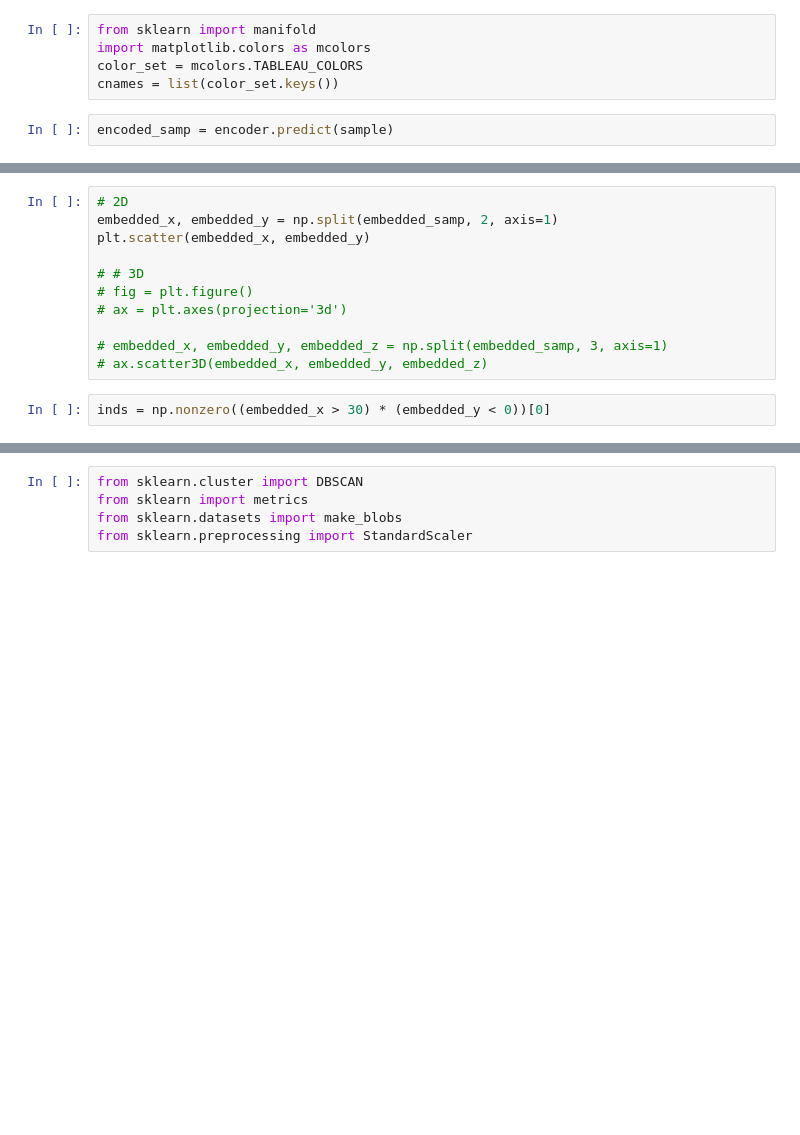
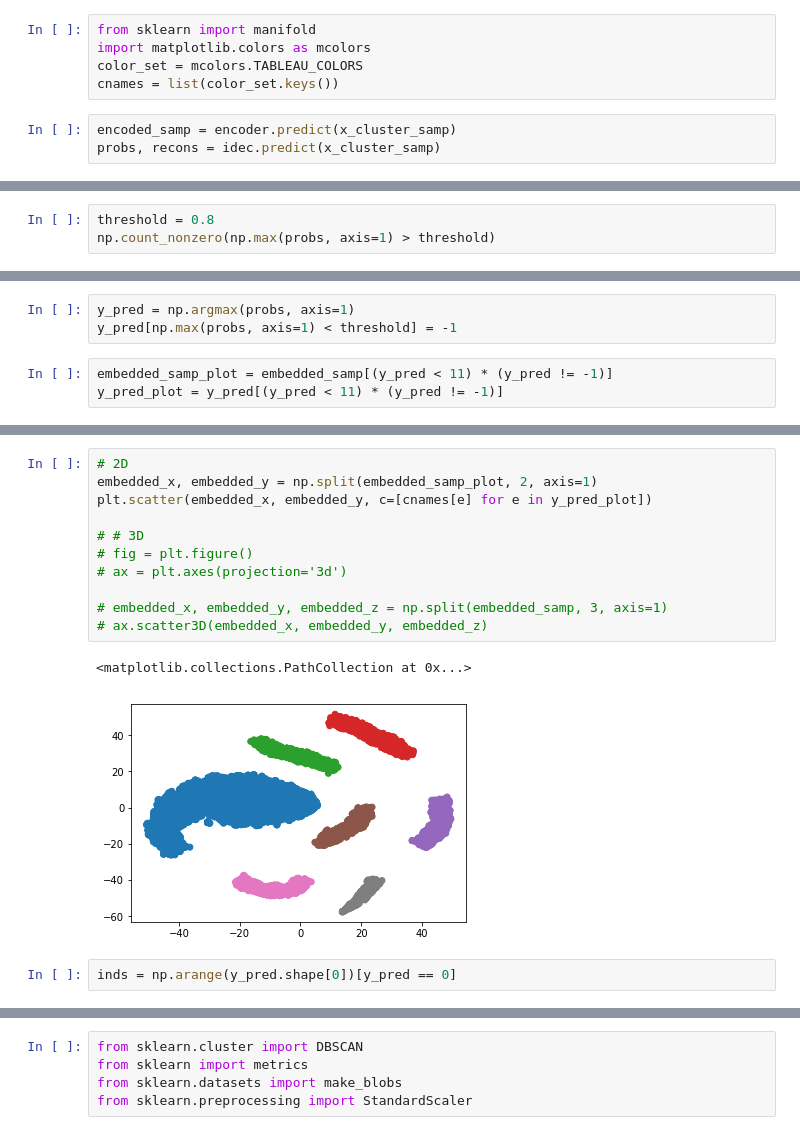
Before and after one commit to FX196/SETI-Energy-Detection, a Jupyter notebook: Autoencoder-GPU.ipynb, the cells around one changed output, grey strips where cells are left out. Cells and saved outputs as stored; diff of their text form; blank space fills up the shorter version.

```diff
--- a/Autoencoder-GPU.ipynb
+++ b/Autoencoder-GPU.ipynb
@@ -212,7 +536,8 @@ import matplotlib.colors as mcolors
 color_set = mcolors.TABLEAU_COLORS
 cnames = list(color_set.keys())
 # %%
-encoded_samp = encoder.predict(sample)
+encoded_samp = encoder.predict(x_cluster_samp)
+probs, recons = idec.predict(x_cluster_samp)
 # %%
 tsne = manifold.TSNE(n_components=2, init='random', perplexity=100, n_jobs=-1, verbose=1)
 embedded_samp = tsne.fit_transform(encoded_samp)
@@ -221,0 +562,3 @@ from mpl_toolkits import mplot3d
+# %%
+threshold = 0.8
+np.count_nonzero(np.max(probs, axis=1) > threshold)
@@ -221,0 +567,6 @@ from mpl_toolkits import mplot3d
+# %%
+y_pred = np.argmax(probs, axis=1)
+y_pred[np.max(probs, axis=1) < threshold] = -1
+# %%
+embedded_samp_plot = embedded_samp[(y_pred < 11) * (y_pred != -1)]
+y_pred_plot = y_pred[(y_pred < 11) * (y_pred != -1)]
@@ -222,16 +594,19 @@ from mpl_toolkits import mplot3d
 # %%
 # 2D
-embedded_x, embedded_y = np.split(embedded_samp, 2, axis=1)
-plt.scatter(embedded_x, embedded_y)
+embedded_x, embedded_y = np.split(embedded_samp_plot, 2, axis=1)
+plt.scatter(embedded_x, embedded_y, c=[cnames[e] for e in y_pred_plot])
 
 # # 3D
 # fig = plt.figure()
 # ax = plt.axes(projection='3d')
 
 # embedded_x, embedded_y, embedded_z = np.split(embedded_samp, 3, axis=1)
 # ax.scatter3D(embedded_x, embedded_y, embedded_z)
+# %% [output]
+<matplotlib.collections.PathCollection at 0x...>
+[figure, added]
 # %%
-inds = np.nonzero((embedded_x > 30) * (embedded_y < 0))[0]
+inds = np.arange(y_pred.shape[0])[y_pred == 0]
 # %%
 sample_inds = np.random.choice(inds, size=6)
 figure, axes = plt.subplots(nrows=6, ncols=1)
```
Also changed, not shown: parts of 63 cells of this notebook, 1 other file.
